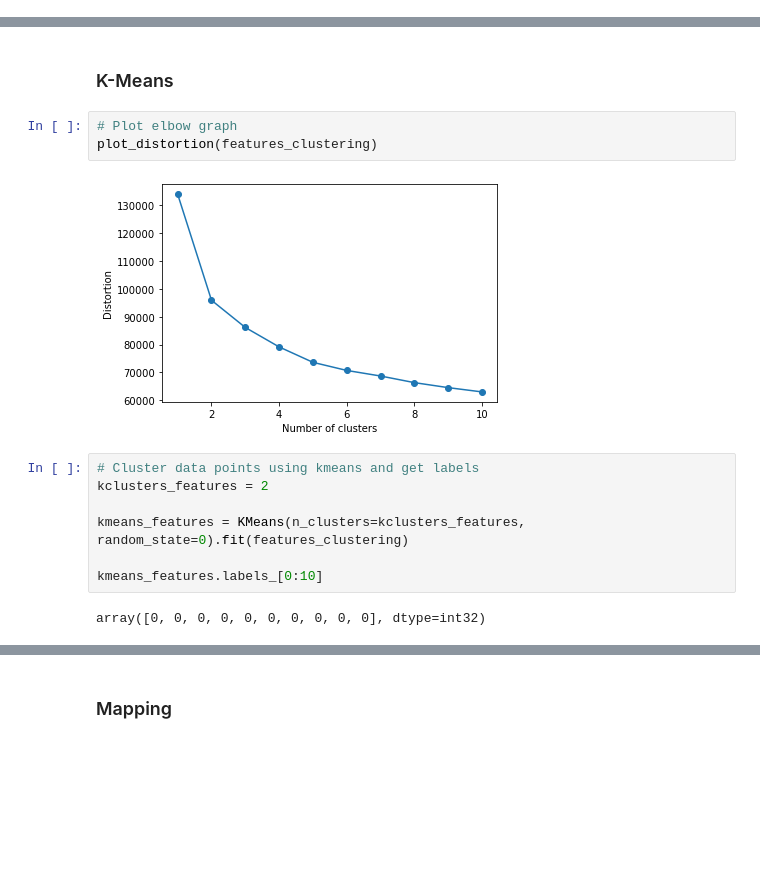
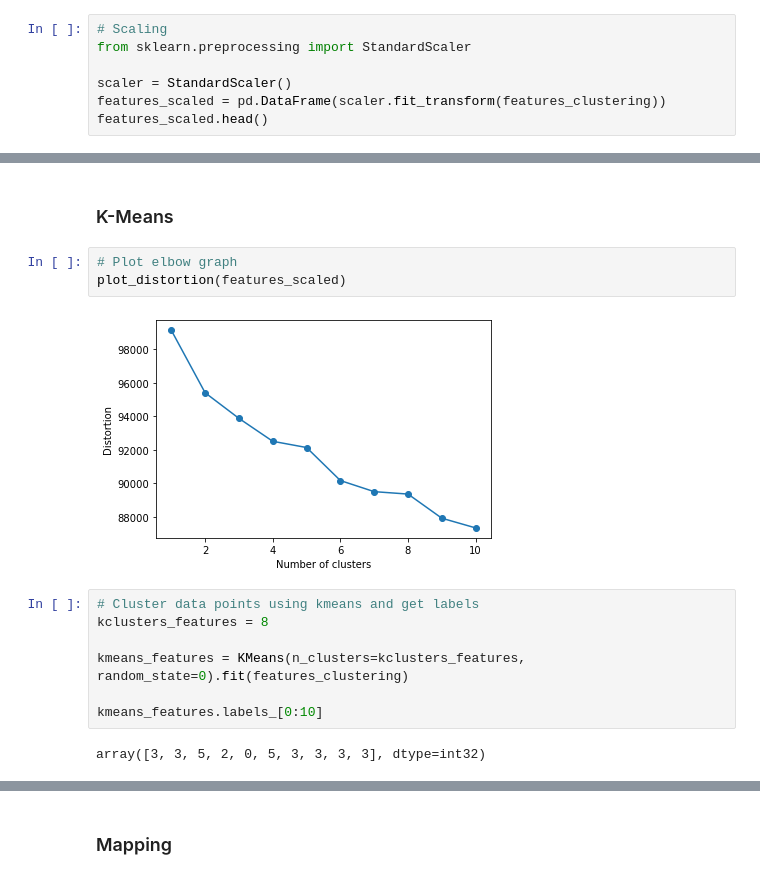
Before and after one commit to ktamkee/NYC_midterm_project, a Jupyter notebook: svc/K-Means2.ipynb, the cells around one changed output, grey strips where cells are left out. Drawn from its saved outputs; the diff is of its cells as text; blank space fills up the shorter version.

```diff
--- a/svc/K-Means2.ipynb
+++ b/svc/K-Means2.ipynb
@@ -541,3 +541,10 @@ features_sorted.head()
 # %%
 # Drop neighborhood ID to create numerical data for k-means clustering
 features_clustering = features_data.drop('id', axis=1)
+# %%
+# Scaling
+from sklearn.preprocessing import StandardScaler
+
+scaler = StandardScaler()
+features_scaled = pd.DataFrame(scaler.fit_transform(features_clustering))
+features_scaled.head()
@@ -545,18 +560,18 @@ features_clustering = features_data.drop('id', axis=1)
 ### K-Means
 # %%
 # Plot elbow graph
-plot_distortion(features_clustering)
+plot_distortion(features_scaled)
 # %% [output]
-[figure, old version]
+[figure, new version]
 # %%
 # Cluster data points using kmeans and get labels
-kclusters_features = 2
+kclusters_features = 8
 
 kmeans_features = KMeans(n_clusters=kclusters_features, random_state=0).fit(features_clustering)
 
 kmeans_features.labels_[0:10]
 # %% [output]
-array([0, 0, 0, 0, 0, 0, 0, 0, 0, 0], dtype=int32)
+array([3, 3, 5, 2, 0, 5, 3, 3, 3, 3], dtype=int32)
 # %%
 y_km_features = kmeans_features.fit_predict(features_clustering)
 plot_clusters(np.array(features_clustering), y_km_features, plt_cluster_centers= True)
```
Also changed, not shown: parts of 17 cells of this notebook, 2 other files.
